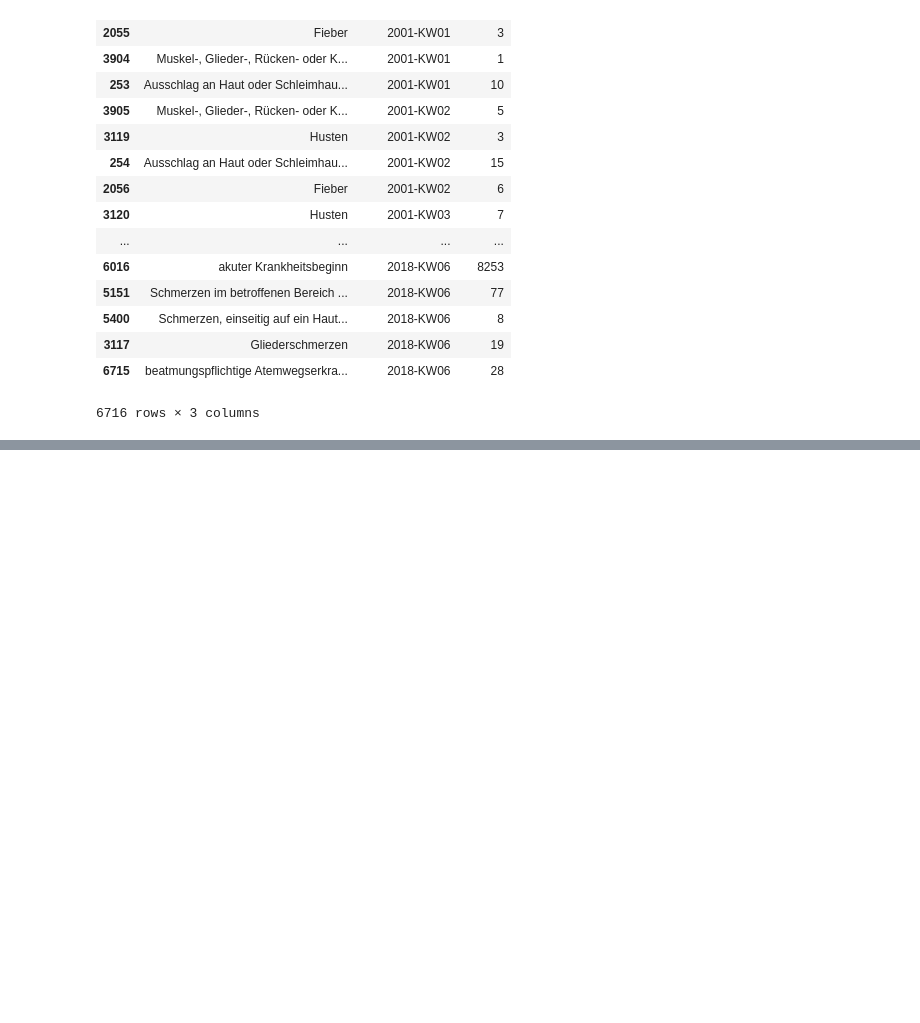
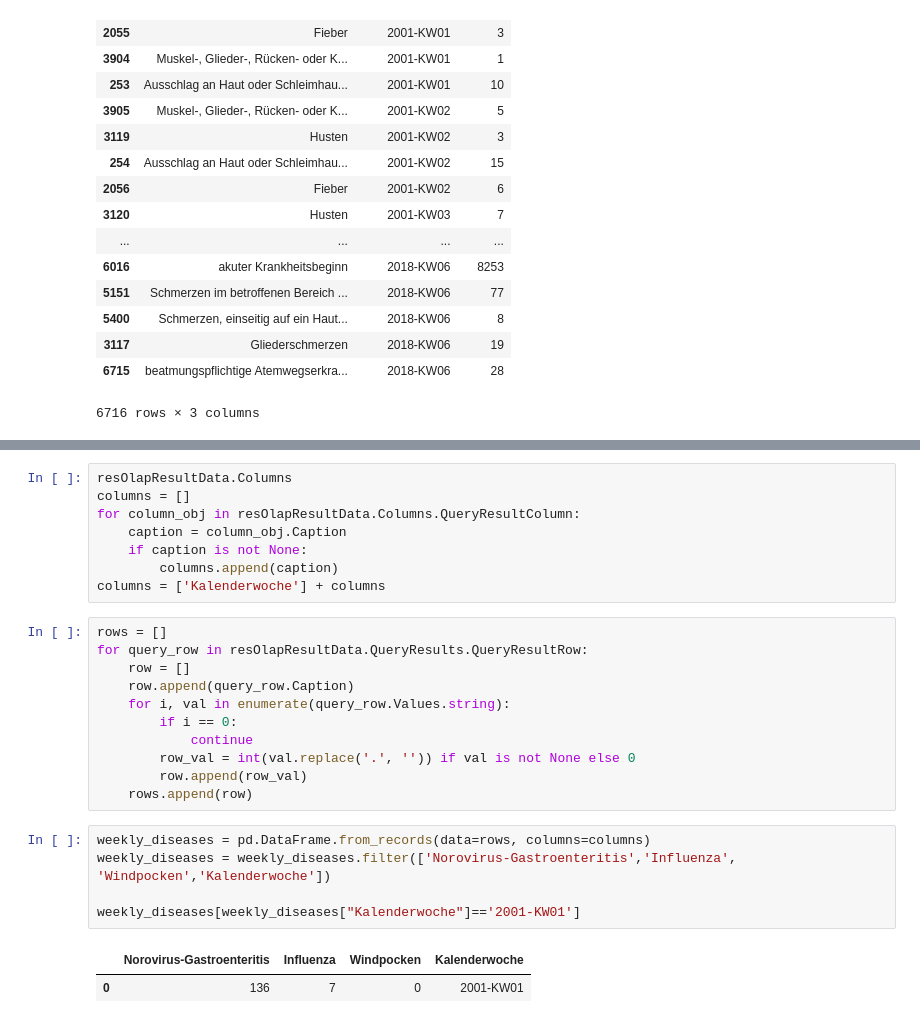
Before and after one commit to JarnoRFB/mercura, a Jupyter notebook: symptoms_preprocessing.ipynb, the cells around one changed output, grey strips where cells are left out. Drawn from its saved outputs; the diff is of its cells as text; blank space fills up the shorter version.

```diff
--- a/symptoms_preprocessing.ipynb
+++ b/symptoms_preprocessing.ipynb
@@ -159,0 +214,27 @@ df_weekly_symptoms = df_selection_pivot.sort_values('Kalenderwoche').reset_index
+# %%
+resOlapResultData.Columns
+columns = []
+for column_obj in resOlapResultData.Columns.QueryResultColumn:
+    caption = column_obj.Caption
+    if caption is not None:
+        columns.append(caption)
+columns = ['Kalenderwoche'] + columns
+# %%
+rows = []
+for query_row in resOlapResultData.QueryResults.QueryResultRow:
+    row = []
+    row.append(query_row.Caption)
+    for i, val in enumerate(query_row.Values.string):
+        if i == 0:
+            continue
+        row_val = int(val.replace('.', '')) if val is not None else 0
+        row.append(row_val)
+    rows.append(row)
+# %%
+weekly_diseases = pd.DataFrame.from_records(data=rows, columns=columns)
+weekly_diseases = weekly_diseases.filter(['Norovirus-Gastroenteritis','Influenza', 'Windpocken','Kalenderwoche'])
+
+weekly_diseases[weekly_diseases["Kalenderwoche"]=='2001-KW01']
+# %% [output]
+|  | Norovirus-Gastroenteritis | Influenza | Windpocken | Kalenderwoche |
+| 0 | 136 | 7 | 0 | 2001-KW01 |
```
Also changed, not shown: parts of 25 cells of this notebook.
